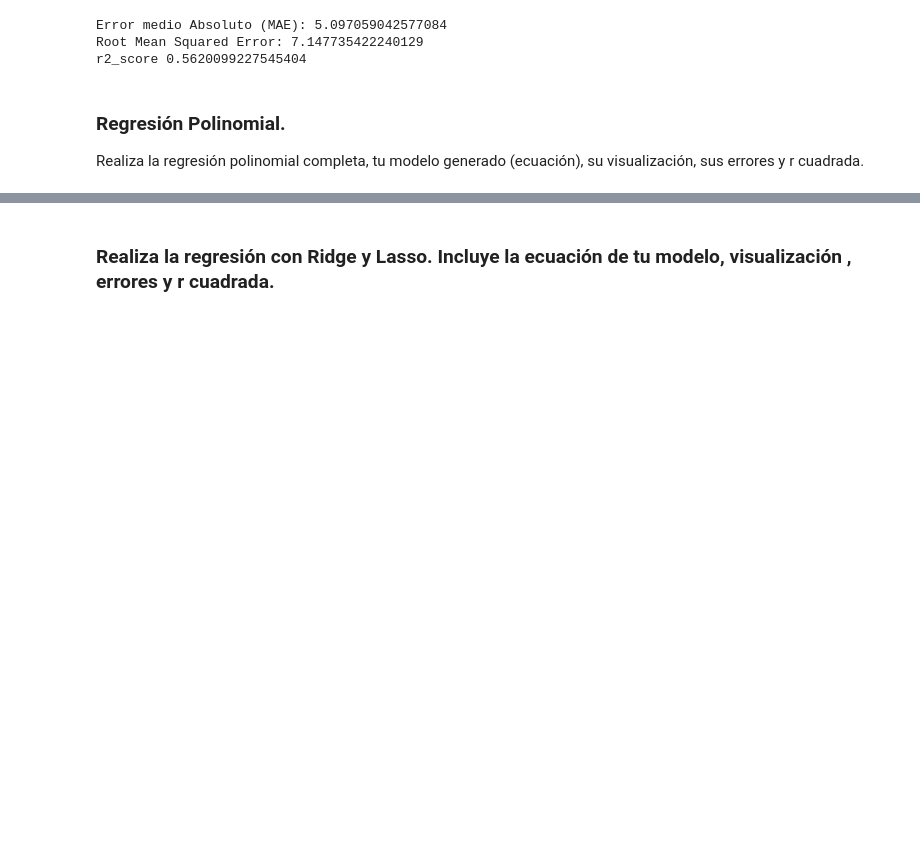
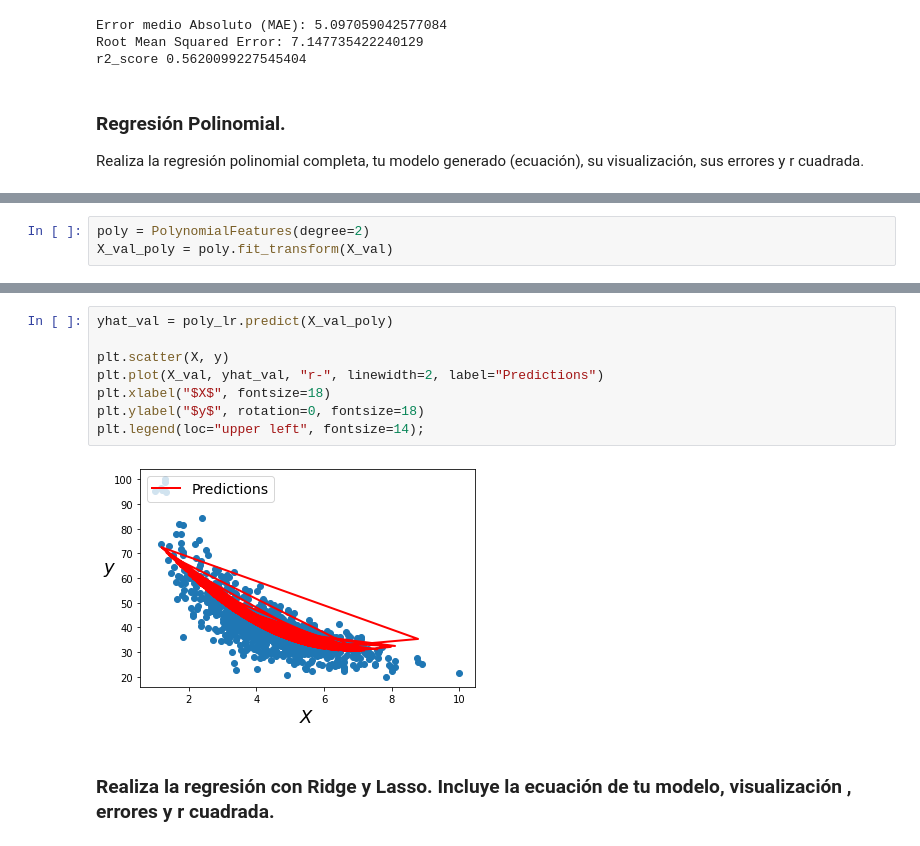
Before and after one commit to PosgradoMNA/actividades-de-aprendizaje-jeesperon, a Jupyter notebook: TecMty_Regresion_lineal_polinomial.ipynb, the cells around one changed output, grey strips where cells are left out. Drawn from its saved outputs; the diff is of its cells as text; blank space fills up the shorter version.

```diff
--- a/TecMty_Regresion_lineal_polinomial.ipynb
+++ b/TecMty_Regresion_lineal_polinomial.ipynb
@@ -399,0 +430,3 @@ Realiza la  regresión polinomial completa, tu modelo generado (ecuación), su v
+# %%
+poly = PolynomialFeatures(degree=2)
+X_val_poly = poly.fit_transform(X_val)
@@ -400,3 +439,13 @@ Realiza la  regresión polinomial completa, tu modelo generado (ecuación), su v
+# %%
+yhat_val = poly_lr.predict(X_val_poly)
+
+plt.scatter(X, y)
+plt.plot(X_val, yhat_val, "r-", linewidth=2, label="Predictions")
+plt.xlabel("$X$", fontsize=18)
+plt.ylabel("$y$", rotation=0, fontsize=18)
+plt.legend(loc="upper left", fontsize=14);
+# %% [output]
+[figure, added]
 # %% [markdown]
 ### Realiza la regresión con Ridge y Lasso. Incluye la ecuación de tu modelo, visualización , errores y r cuadrada.
 # %% [markdown]
```
Also changed, not shown: parts of 8 cells of this notebook.
